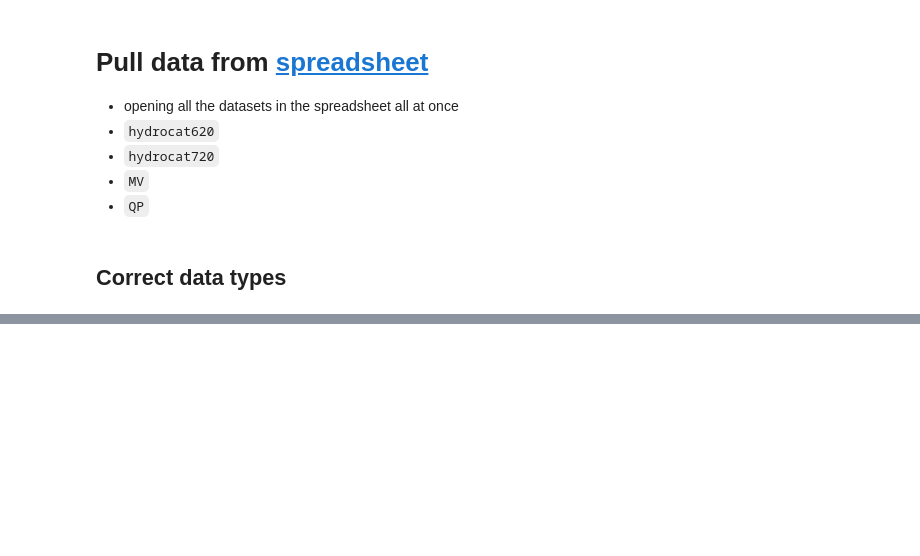
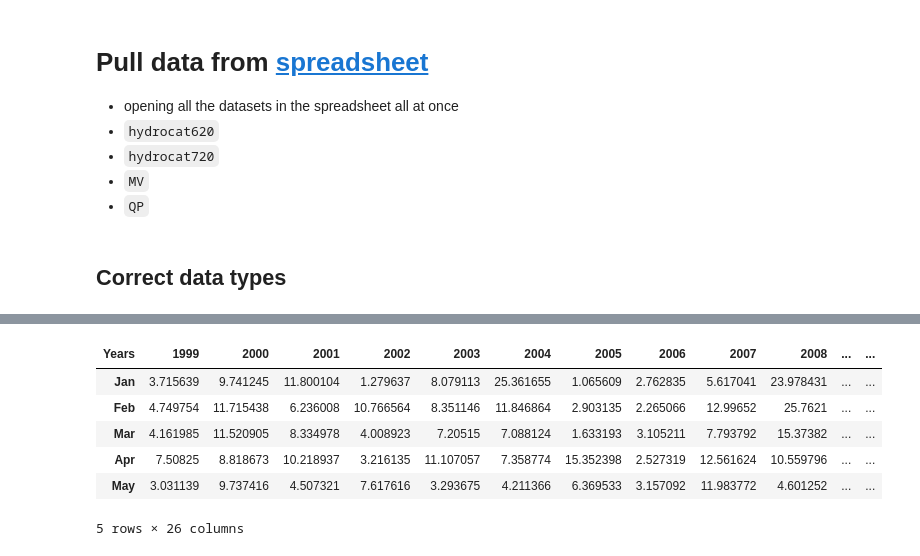
Before and after one commit to abby-baskind/phyto, a Jupyter notebook: chl_comp.ipynb, the cells around one changed output, grey strips where cells are left out. Saved outputs shown, nothing was run; the diff lists cells and outputs as text; code cells hidden in the pictures; blank space fills up the shorter version.

```diff
--- a/chl_comp.ipynb
+++ b/chl_comp.ipynb
@@ -158,0 +250,14 @@ for k in chl.keys():
+# %%
+CHL = chl_avg.T
+CHL.columns=CHL.iloc[0]
+CHL.drop(CHL.head(1).index,inplace=True)
+chl_avg = CHL
+chl_avg.head()
+# %% [output]
+| Years | 1999 | 2000 | 2001 | 2002 | 2003 | 2004 | 2005 | 2006 | 2007 | 2008 | ... | ... |
+| Jan | 3.715639 | 9.741245 | 11.800104 | 1.279637 | 8.079113 | 25.361655 | 1.065609 | 2.762835 | 5.617041 | 23.978431 | ... | ... |
+| Feb | 4.749754 | 11.715438 | 6.236008 | 10.766564 | 8.351146 | 11.846864 | 2.903135 | 2.265066 | 12.99652 | 25.7621 | ... | ... |
+| Mar | 4.161985 | 11.520905 | 8.334978 | 4.008923 | 7.20515 | 7.088124 | 1.633193 | 3.105211 | 7.793792 | 15.37382 | ... | ... |
+| Apr | 7.50825 | 8.818673 | 10.218937 | 3.216135 | 11.107057 | 7.358774 | 15.352398 | 2.527319 | 12.561624 | 10.559796 | ... | ... |
+| May | 3.031139 | 9.737416 | 4.507321 | 7.617616 | 3.293675 | 4.211366 | 6.369533 | 3.157092 | 11.983772 | 4.601252 | ... | ... |
+5 rows × 26 columns
```
Also changed, not shown: parts of 30 cells of this notebook, 7 other files.
